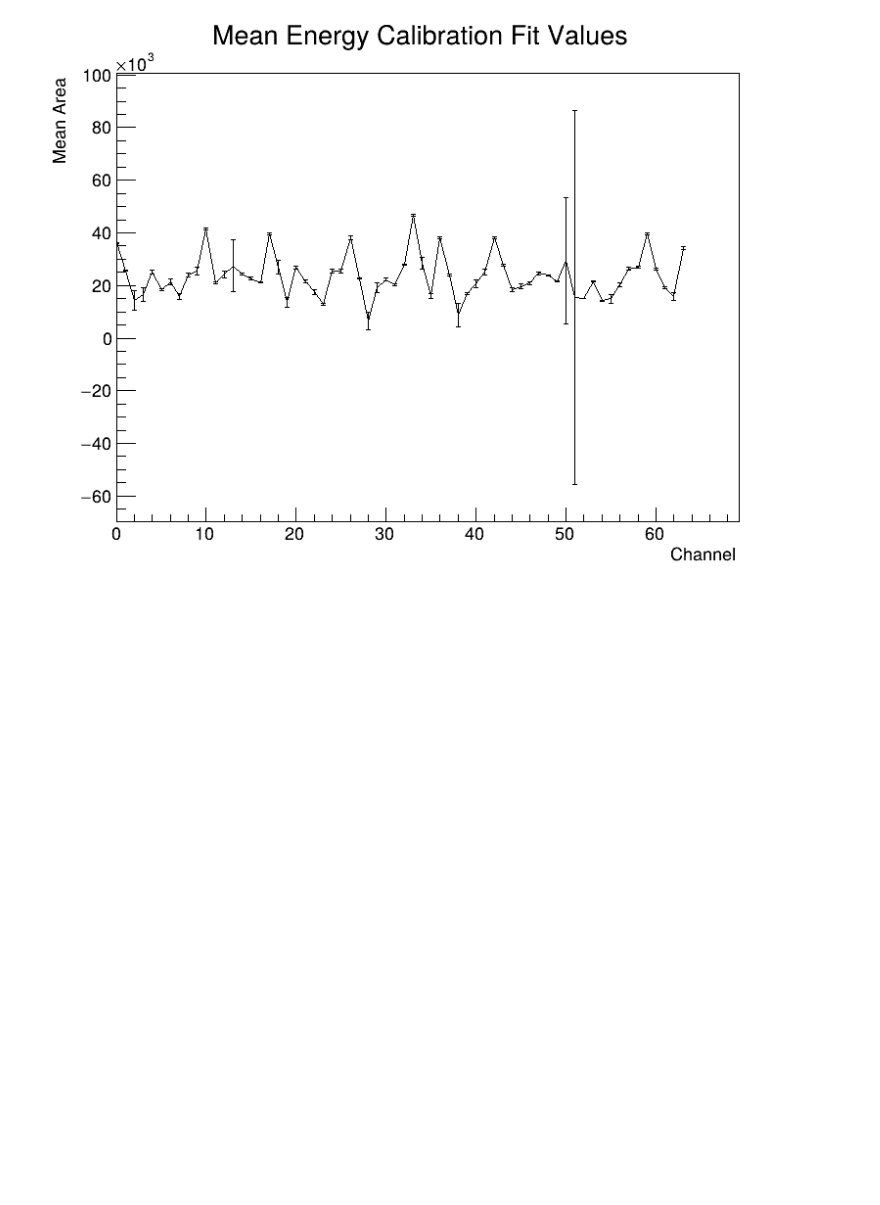
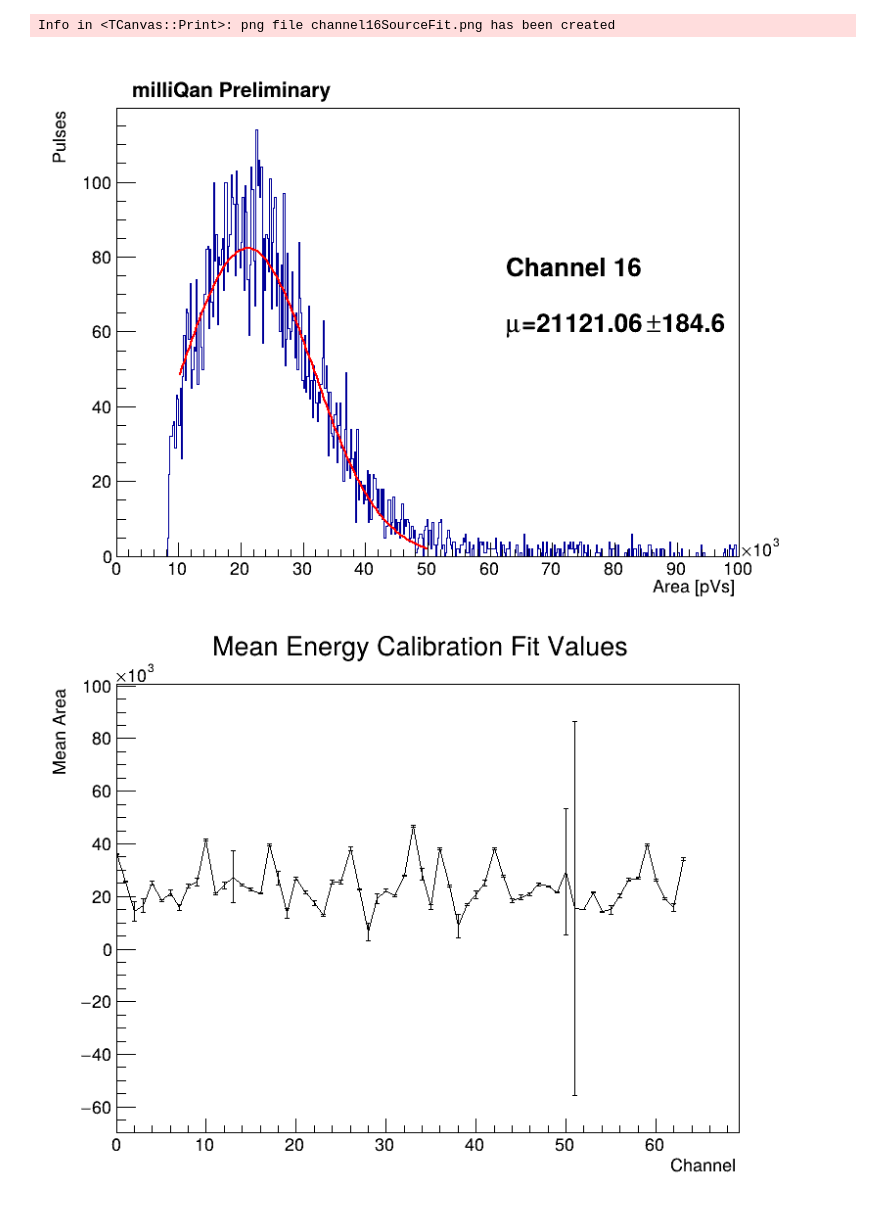
Before and after one commit to milliQan-sw/milliqanOffline, a Jupyter notebook: Run3Detector/analysis/pmt-calibration/energyCalibration.ipynb, the cells around one changed output. Saved outputs shown, nothing was run; the diff lists cells and outputs as text; code cells hidden in the pictures; blank space fills up the shorter version.

```diff
--- a/Run3Detector/analysis/pmt-calibration/energyCalibration.ipynb
+++ b/Run3Detector/analysis/pmt-calibration/energyCalibration.ipynb
@@ -168,3 +190,16 @@ Info in <TCanvas::Print>: Current canvas added to pdf file sourceFits.pdf and fi
+# %%
+h = c2.GetPrimitive('h1')
+h.SetTitle(';Area [pVs];Pulses')
+c2.Draw()
+c2.cd()
+expName = r.TLatex()
+expName.SetNDC()
+expName.SetTextSize(0.04);
+expName.DrawLatex(0.12, 0.92, "milliQan Preliminary");
+c2.SaveAs('channel16SourceFit.png')
+# %% [output]
+Info in <TCanvas::Print>: png file channel16SourceFit.png has been created
+[figure, added]
 # %%
 h_mean = r.TGraphErrors()
 h_sigma = r.TGraphErrors()
```
Also changed, not shown: parts of 13 cells of this notebook, 7 other files.
